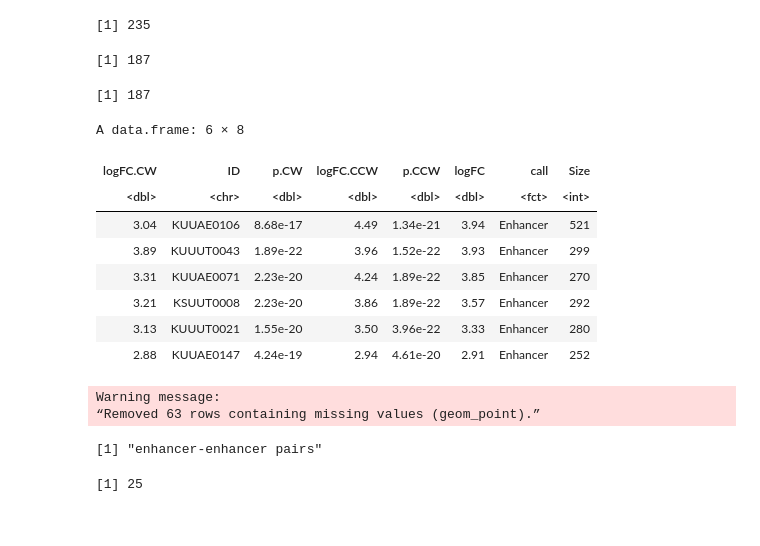
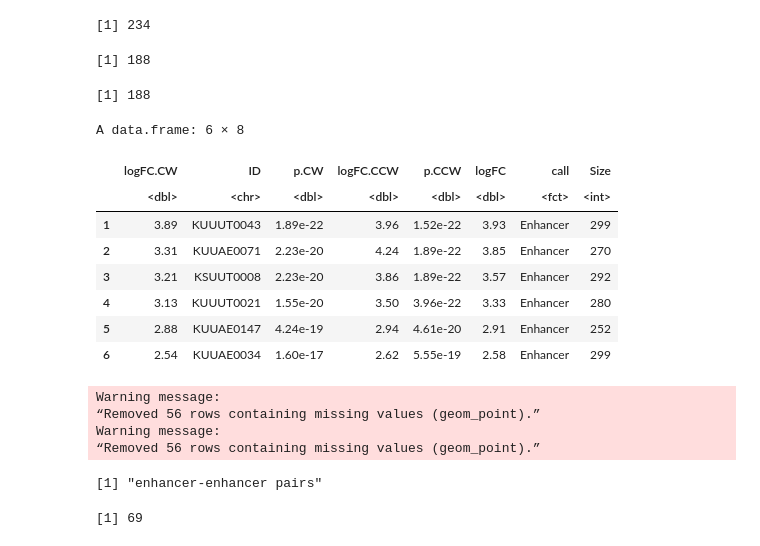
Before and after one commit to hyulab/eSTARR, a Jupyter notebook: Enh_Fusions_Coop.ipynb, the cells around one changed output. Drawn from its saved outputs; the diff is of its cells as text; code cells hidden in the pictures.

Commit message:
Corrected fusion element filter+calls
Corrected the active enhancer call threshold

```diff
--- a/Enh_Fusions_Coop.ipynb
+++ b/Enh_Fusions_Coop.ipynb
@@ -15,12 +15,12 @@ mycols = c('forestgreen', '#555555', 'firebrick');
 # %%
-ESize = fasta.seqlengths("./data/eSTARR_EnhFusions.fa");
+ESize = fasta.seqlengths("./data/eSTARR_EnhFusions.fa.gz");
 BCTable = read.csv("./data/eSTARR_EnhFusions_UMIcounts.csv", sep="\t", header=T );
 BCTable$Element = as.character(BCTable$Element);
 rownames(BCTable) = BCTable$Element;
 BCTable[,-1] = t( 1E6 / colSums(BCTable[,-1]) * t(BCTable[,-1]) );
 
 nDNA = BCTable[, grepl('DNA', colnames(BCTable), fixed=T) ];
-skip = apply(nDNA < 100, 1, any);
+skip = apply(nDNA, 1, min) < 30;
 BCTable = BCTable[!skip,];
 head(BCTable);
 # %% [output]
@@ -86,8 +85,8 @@ singles = as.data.frame(norm[!diff,]);
 singles$ID = ele1[!diff];
 rownames(singles) = singles$ID;
 # %% [output]
-[1] 235
+[1] 234
-[1] 187
+[1] 188
 # %%
 fused = as.data.frame( norm[diff,] );
 nrow(fused);
@@ -102,26 +101,26 @@ colnames(fused) = c( "Element", "A", "A.p", "ele1", "ele2", "B", "C" );
 fused$e1 = ifelse(fused$B > fused$C, fused$B, fused$C);
 fused$e2 = ifelse(fused$B > fused$C, fused$C, fused$B);
 # %% [output]
-[1] 187
+[1] 188
 # %%
 Summary = read.csv("./data/K562_eSTARR_voom.csv", header=T);
 Summary$ID = as.character(Summary$ID);
-enh = Summary %>% filter(call=="Enhancer") %>% select(ID);
+enh = Summary %>% filter(logFC.CW>=1) %>% select(ID);
 Summary = Summary %>% filter(ID %in% eles);
 head(Summary);
 enh = unique(enh$ID);
 
 out = left_join(Summary, singles, by="ID");
 # %% [output]
 A data.frame: 6 × 8
-| logFC.CW | ID | p.CW | logFC.CCW | p.CCW | logFC | call | Size |
-| <dbl> | <chr> | <dbl> | <dbl> | <dbl> | <dbl> | <fct> | <int> |
-| 3.04 | KUUAE0106 | 8.68e-17 | 4.49 | 1.34e-21 | 3.94 | Enhancer | 521 |
-| 3.89 | KUUUT0043 | 1.89e-22 | 3.96 | 1.52e-22 | 3.93 | Enhancer | 299 |
-| 3.31 | KUUAE0071 | 2.23e-20 | 4.24 | 1.89e-22 | 3.85 | Enhancer | 270 |
-| 3.21 | KSUUT0008 | 2.23e-20 | 3.86 | 1.89e-22 | 3.57 | Enhancer | 292 |
-| 3.13 | KUUUT0021 | 1.55e-20 | 3.50 | 3.96e-22 | 3.33 | Enhancer | 280 |
-| 2.88 | KUUAE0147 | 4.24e-19 | 2.94 | 4.61e-20 | 2.91 | Enhancer | 252 |
+|  | logFC.CW | ID | p.CW | logFC.CCW | p.CCW | logFC | call | Size |
+|  | <dbl> | <chr> | <dbl> | <dbl> | <dbl> | <dbl> | <fct> | <int> |
+| 1 | 3.89 | KUUUT0043 | 1.89e-22 | 3.96 | 1.52e-22 | 3.93 | Enhancer | 299 |
+| 2 | 3.31 | KUUAE0071 | 2.23e-20 | 4.24 | 1.89e-22 | 3.85 | Enhancer | 270 |
+| 3 | 3.21 | KSUUT0008 | 2.23e-20 | 3.86 | 1.89e-22 | 3.57 | Enhancer | 292 |
+| 4 | 3.13 | KUUUT0021 | 1.55e-20 | 3.50 | 3.96e-22 | 3.33 | Enhancer | 280 |
+| 5 | 2.88 | KUUAE0147 | 4.24e-19 | 2.94 | 4.61e-20 | 2.91 | Enhancer | 252 |
+| 6 | 2.54 | KUUAE0034 | 1.60e-17 | 2.62 | 5.55e-19 | 2.58 | Enhancer | 299 |
 # %%
 lm_eqn2 = function(x, y) {
     ct = cor.test(x, y);
@@ -152,21 +151,24 @@ print(
     scale_color_manual(values=mycols)
 );
 # %%
-fused %>%
-    ggplot(aes(e1, e2)) +
+print(
+    ggplot(fused, aes(e1, e2)) +
     xlim(-1, 4) + ylim(-1, 4) +
     xlab("e1 (log2)") + ylab("e2 (log2)") +
     geom_hline(aes(yintercept=1), col="#cccccc") +
     geom_vline(aes(xintercept=1), col="#cccccc") +
-    geom_point(alpha=0.5, size=0.5, pch=16);
-#ggsave("./TREF_E1vE2.pdf", width=2, height=2);
+    geom_point(alpha=0.8, size=0.75, pch=16, stroke=0)
+);
+ggsave("../out/TREF_E1vE2.pdf", width=2, height=2);
 # %% [output]
 Warning message:
-“Removed 63 rows containing missing values (geom_point).”
+“Removed 56 rows containing missing values (geom_point).”
+Warning message:
+“Removed 56 rows containing missing values (geom_point).”
 # %%
 print("enhancer-enhancer pairs");
-ffused = fused[fused$ele1 %in% enh & fused$ele2 %in% enh & fused$A>1,];
+ffused = fused[fused$ele1 %in% enh & fused$ele2 %in% enh,];
 nrow(ffused);
 # %% [output]
 [1] "enhancer-enhancer pairs"
-[1] 25
+[1] 69
```
Also changed, not shown: parts of 19 cells of this notebook.
